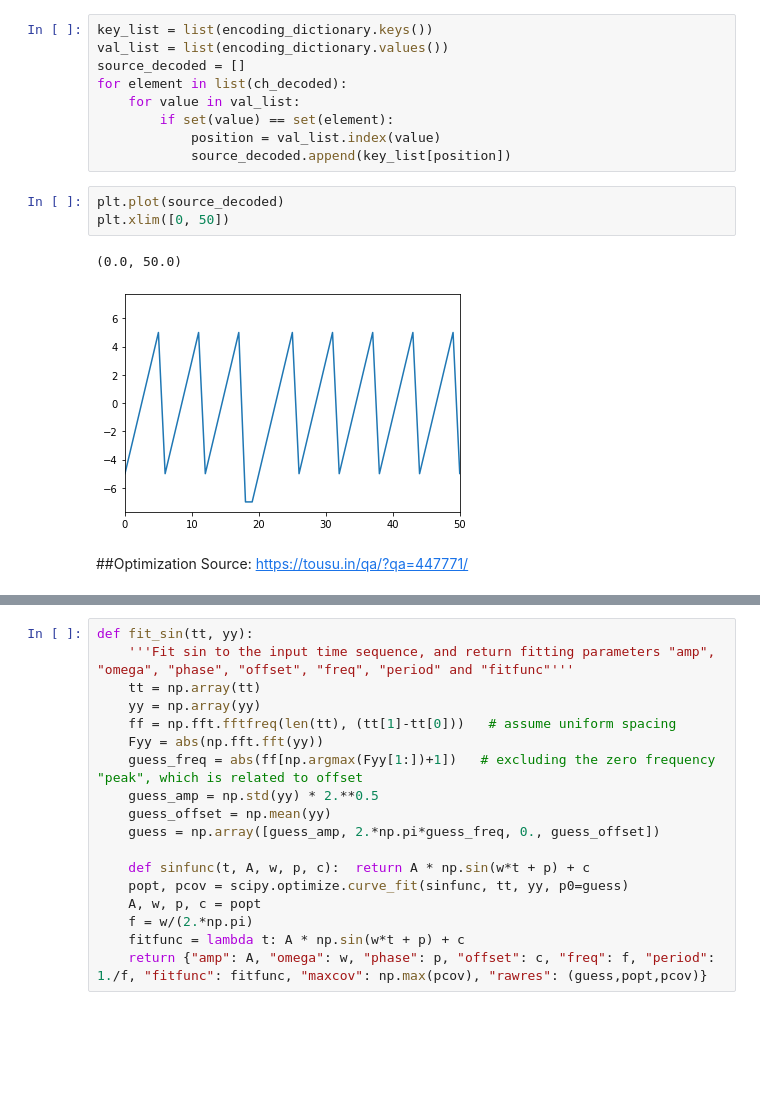
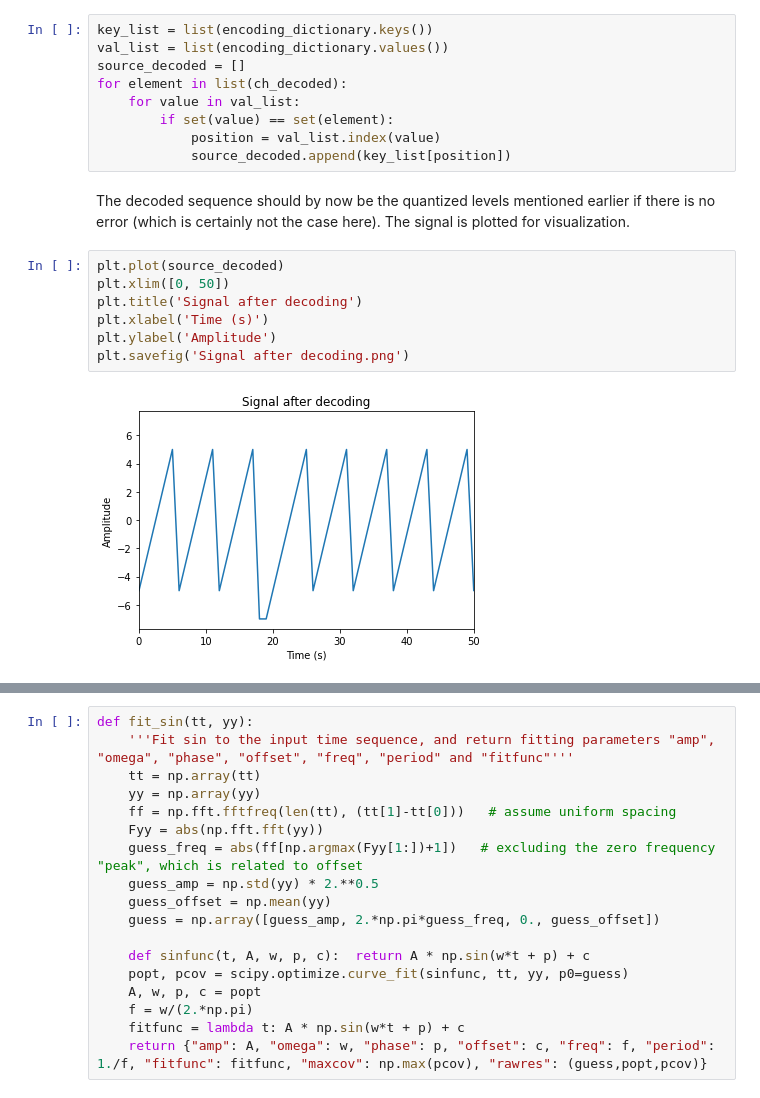
Before and after one commit to nourhanOfTerra/MARCO, a Jupyter notebook: MarCO.ipynb, the cells around one changed output, grey strips where cells are left out. Saved outputs shown, nothing was run; the diff lists cells and outputs as text; blank space fills up the shorter version.

```diff
--- a/MarCO.ipynb
+++ b/MarCO.ipynb
@@ -474,12 +496,14 @@ for element in list(ch_decoded):
         if set(value) == set(element):
             position = val_list.index(value)
             source_decoded.append(key_list[position])
-# %%
-plt.plot(source_decoded)
-plt.xlim([0, 50])
-# %% [output]
-(0.0, 50.0)
-[figure, removed]
-# %% [markdown]
-##Optimization
-Source: https://tousu.in/qa/?qa=447771/
+# %% [markdown]
+The decoded sequence should by now be the quantized levels mentioned earlier if there is no error (which is certainly not the case here). The signal is plotted for visualization.
+# %%
+plt.plot(source_decoded)
+plt.xlim([0, 50])
+plt.title('Signal after decoding')
+plt.xlabel('Time (s)')
+plt.ylabel('Amplitude')
+plt.savefig('Signal after decoding.png')
+# %% [output]
+[figure, added]
```
Also changed, not shown: parts of 30 cells of this notebook.
